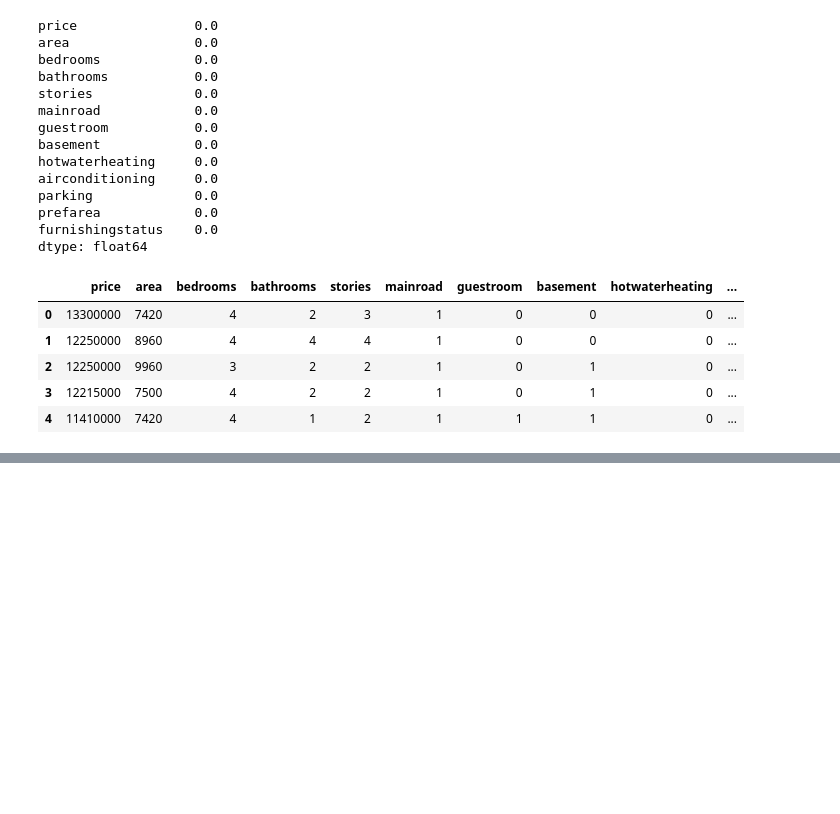
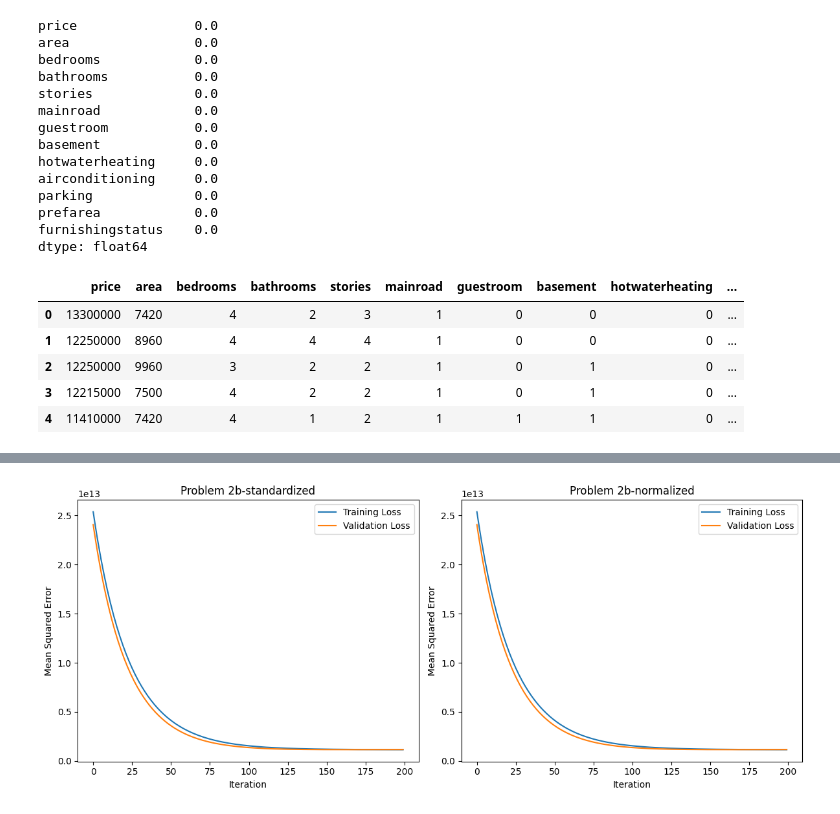
Before and after one commit to Salitre97/ECGR-4105-Intro-to-ML, a Jupyter notebook: Homework2/Homework_2.ipynb, the cells around one changed output, grey strips where cells are left out. Saved outputs shown, nothing was run; the diff lists cells and outputs as text; code cells hidden in the pictures; blank space fills up the shorter version.

```diff
--- a/Homework2/Homework_2.ipynb
+++ b/Homework2/Homework_2.ipynb
@@ -334,0 +275,78 @@ SyntaxError: ignored
+# %%
+# Problem 2b - standardization
+
+num_vars1 = ['area', 'bedrooms', 'bathrooms', 'stories', 'mainroad', 'guestroom', 'basement', 'hotwaterheating', 'airconditioning', 'parking', 'prefarea']
+
+X_train = df_train[num_vars1].values
+X_val = df_test[num_vars1].values
+
+# fit and transform the training data (standardization)
+X_train_std = scaler_std.fit_transform(X_train)
+X_val_std = scaler_std.fit_transform(X_val)
+
+
+# output data does not need to be normalized or standardized
+y_train = df_train['price'].values.reshape(-1, 1)
+y_val = df_test['price'].values.reshape(-1, 1)
+
+# initial values
+learning_rate = 0.01
+n_iterations = 200
+m = len(X_train)
+theta_4 = np.zeros((X_train.shape[1] + 1, 1))
+
+# Train a simple linear regression model using gradient descent
+train_losses_2b_std, val_losses_2b_std, theta_4 = gradient_descent(X_train_std, X_val_std, y_train, y_val, learning_rate, n_iterations, m, theta_4)
+
+#------------------------------------------------------------------------------
+#-------------------------------------------------------------------------------
+
+# Problem 2b - normalization
+
+# selected inputs
+num_vars1 = ['area', 'bedrooms', 'bathrooms', 'stories', 'mainroad', 'guestroom', 'basement', 'hotwaterheating', 'airconditioning', 'parking', 'prefarea']
+
+X_train = df_train[num_vars1].values
+X_val = df_test[num_vars1].values
+
+# fit and transform the training data (standardization)
+X_train_norm = scaler_norm.fit_transform(X_train)
+X_val_norm = scaler_norm.fit_transform(X_val)
+
+
+# output data does not need to be normalized or standardized
+y_train = df_train['price'].values.reshape(-1, 1)
+y_val = df_test['price'].values.reshape(-1, 1)
+
+# initial values
+learning_rate = 0.01
+n_iterations = 200
+m = len(X_train)
+theta_5 = np.zeros((X_train.shape[1] + 1, 1))
+
+# train model
+train_losses_2b_norm, val_losses_2b_norm, theta_5 = gradient_descent(X_train_std, X_val_std, y_train, y_val, learning_rate, n_iterations, m, theta_5)
+
+# plot
+fig, (ax1, ax2) = plt.subplots(1, 2, figsize=(12, 5))
+
+# For problem 2b- standarized
+ax1.plot(train_losses_2b_std, label="Training Loss")
+ax1.plot(val_losses_2b_std, label="Validation Loss")
+ax1.set_xlabel("Iteration")
+ax1.set_ylabel("Mean Squared Error")
+ax1.legend()
+ax1.set_title("Problem 2b-standardized")
+
+# For problem 2b-normalized
+ax2.plot(train_losses_2b_norm, label="Training Loss")
+ax2.plot(val_losses_2b_norm, label="Validation Loss")
+ax2.set_xlabel("Iteration")
+ax2.set_ylabel("Mean Squared Error")
+ax2.legend()
+ax2.set_title("Problem 2b-normalized")
+
+plt.tight_layout()
+plt.show()
+# %% [output]
+[figure, added]
```
Also changed, not shown: parts of 20 cells of this notebook.
